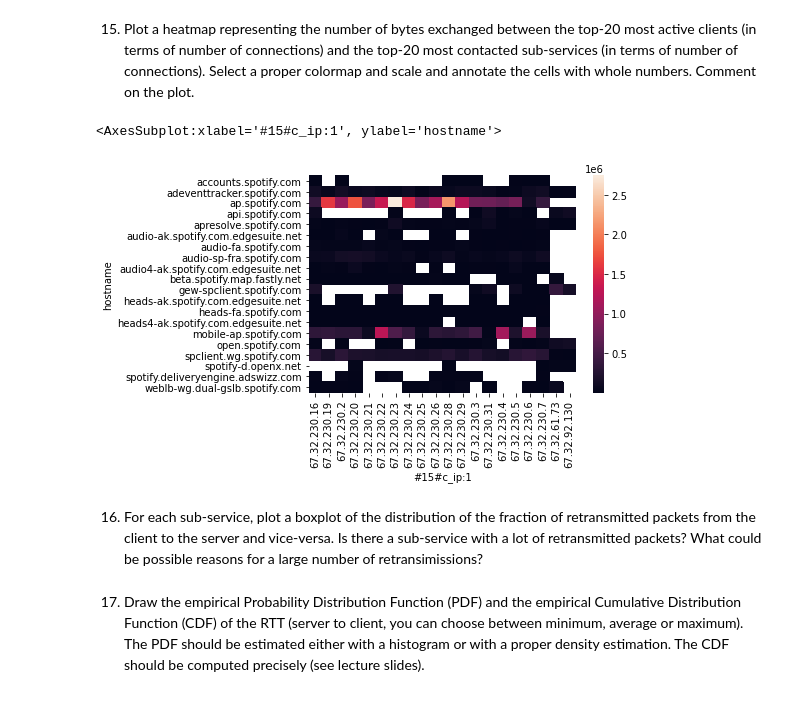
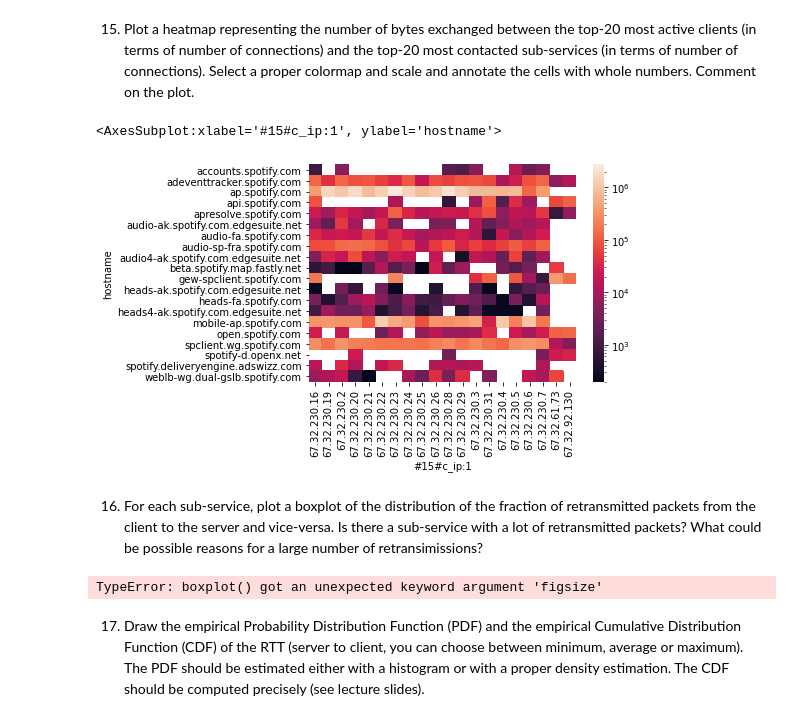
Before and after one commit to AlessioFerra/NML_Group4, a Jupyter notebook: Lab04.ipynb, the cells around one changed output. Drawn from its saved outputs; the diff is of its cells as text; code cells hidden in the pictures.

```diff
--- a/Lab04.ipynb
+++ b/Lab04.ipynb
@@ -539,21 +541,19 @@ sp_dataf.groupby(['hostname']).agg({'hostname':'size', 'c_bytes_all:9':'sum'})\
 # %% [markdown]
 15. Plot a heatmap representing the number of bytes exchanged between the top-20 most active clients (in terms of number of connections) and the top-20 most contacted sub-services (in terms of number of connections). Select a proper colormap and scale and annotate the cells with whole numbers. Comment on the plot.
 # %%
-import seaborn as sns
-
 top_clients = sp_dataf.groupby(['#15#c_ip:1']).size().sort_values(ascending=False).head(20)
 top_services = sp_dataf.groupby(['hostname']).size().sort_values(ascending=False).head(20)
 
 temp = sp_dataf[(sp_dataf['#15#c_ip:1'].isin(top_clients.keys()) & sp_dataf['hostname'].isin(top_services.keys()))]
 table = pd.pivot_table(\
                        temp,\
                        values='c_bytes_all:9', index='hostname', columns='#15#c_ip:1',\
                        aggfunc=np.sum)
 #should be the sum of bytes to client and bytes to server?
-sns.heatmap(table)
+sns.heatmap(table, norm=LogNorm())
 # %% [output]
 <AxesSubplot:xlabel='#15#c_ip:1', ylabel='hostname'>
-[figure, old version]
+[figure, new version]
 # %% [markdown]
 16. For each sub-service, plot a boxplot of the distribution of the fraction of retransmitted packets from the
 client to the server and vice-versa. Is there a sub-service with a lot of retransmitted packets? What could be
@@ -566,3 +561,23 @@ pd.pivot_table(sp_dataf.groupby(['hostname']), \
+# %%
+c_rtx = []
+s_rtx = []
+names = []
+for hostname,data in sp_dataf.groupby(['hostname']):
+    # filter out meaningless data
+    if len(data)<10:
+        continue
+    tot_pkts = data['c_pkts_all:3'] + data['s_pkts_all:17']
+    c_rtx.append(data['c_pkts_retx:10']/tot_pkts)
+    c_rtx.append(data['s_pkts_retx:24']/tot_pkts)
+    names.append(hostname)
+
+#plt.figure()
+plt.boxplot(c_rtx, figsize =(10, 7))
+
+#plt.figure(figsize =(10, 7))
+#plt.boxplot(s_rtx)
+# %% [output]
+TypeError: boxplot() got an unexpected keyword argument 'figsize'
 # %% [markdown]
 17. Draw the empirical Probability Distribution Function (PDF) and the empirical Cumulative Distribution
 Function (CDF) of the RTT (server to client, you can choose between minimum, average or maximum). The
```
Also changed, not shown: parts of 15 cells of this notebook.
